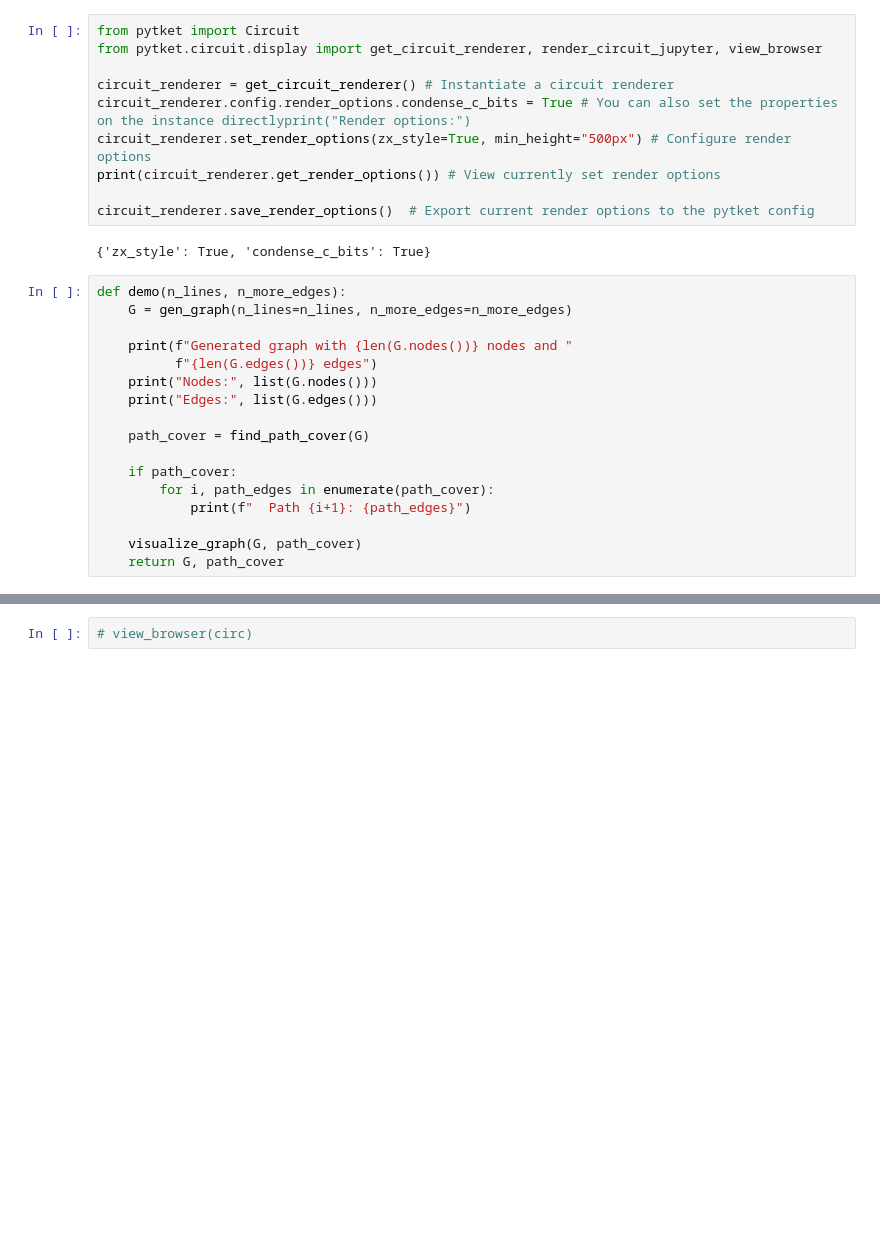
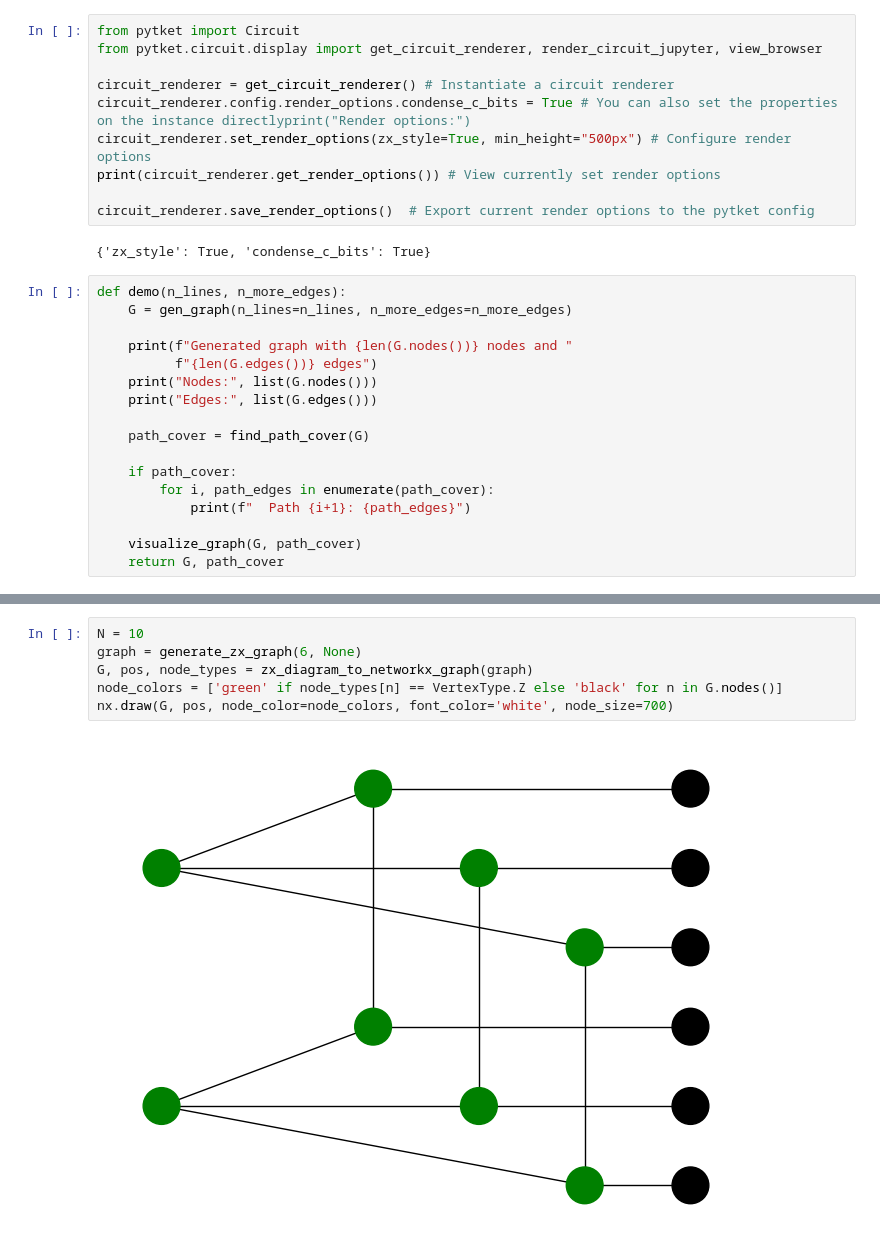
Before and after one commit to boldar99/FT-circuit-synthesis-ZX, a Jupyter notebook: path_cover.ipynb, the cells around one changed output, grey strips where cells are left out. Saved outputs shown, nothing was run; the diff lists cells and outputs as text; blank space fills up the shorter version.

```diff
--- a/path_cover.ipynb
+++ b/path_cover.ipynb
@@ -113,3 +148,9 @@ render_circuit_jupyter(circ)
 [interactive output not drawn]
-# %%
-# view_browser(circ)
+# %%
+N = 10
+graph = generate_zx_graph(6, None)
+G, pos, node_types = zx_diagram_to_networkx_graph(graph)
+node_colors = ['green' if node_types[n] == VertexType.Z else 'black' for n in G.nodes()]
+nx.draw(G, pos, node_color=node_colors, font_color='white', node_size=700)
+# %% [output]
+[figure, added]
```
Also changed, not shown: parts of 7 cells of this notebook, 4 other files.
